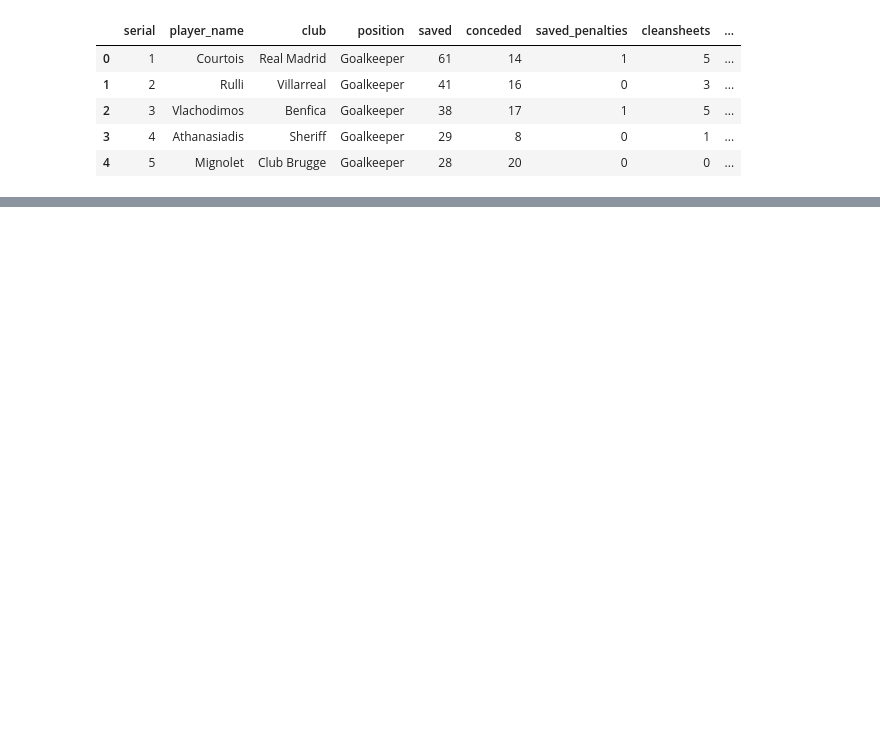
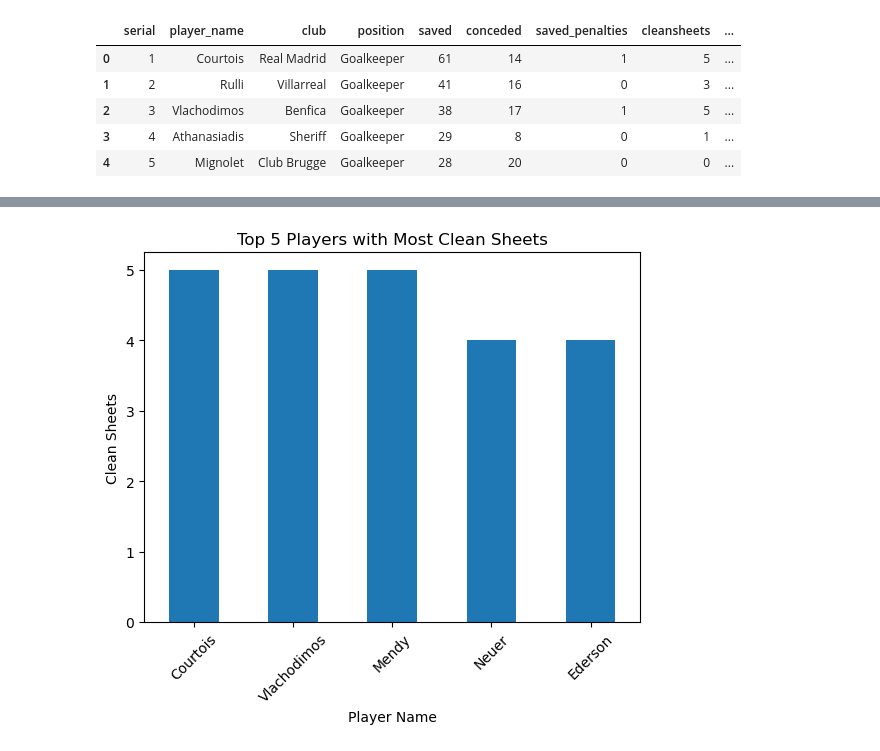
Before and after one commit to Tadespi/Champions-League, a Jupyter notebook: UCL Goalkeeping.ipynb, the cells around one changed output, grey strips where cells are left out. Cells and saved outputs as stored; diff of their text form; code cells hidden in the pictures; blank space fills up the shorter version.

```diff
--- a/UCL Goalkeeping.ipynb
+++ b/UCL Goalkeeping.ipynb
@@ -37,0 +70,5 @@ five_worst.tail()
+# %%
+# Top 5 players with the most clean sheets
+top_clean_sheets = goal_keeper[['player_name', 'cleansheets']].sort_values(by='cleansheets', ascending=False).head()
+print("Top 5 players with the most clean sheets:")
+print(top_clean_sheets)
@@ -37,0 +83,10 @@ five_worst.tail()
+# %%
+# Bar chart for top 5 players with the most clean sheets
+top_clean_sheets.plot(kind='bar', x='player_name', y='cleansheets', legend=False)
+plt.title('Top 5 Players with Most Clean Sheets')
+plt.xlabel('Player Name')
+plt.ylabel('Clean Sheets')
+plt.xticks(rotation=45)
+plt.show()
+# %% [output]
+[figure, added]
```
Also changed, not shown: parts of 9 cells of this notebook.
